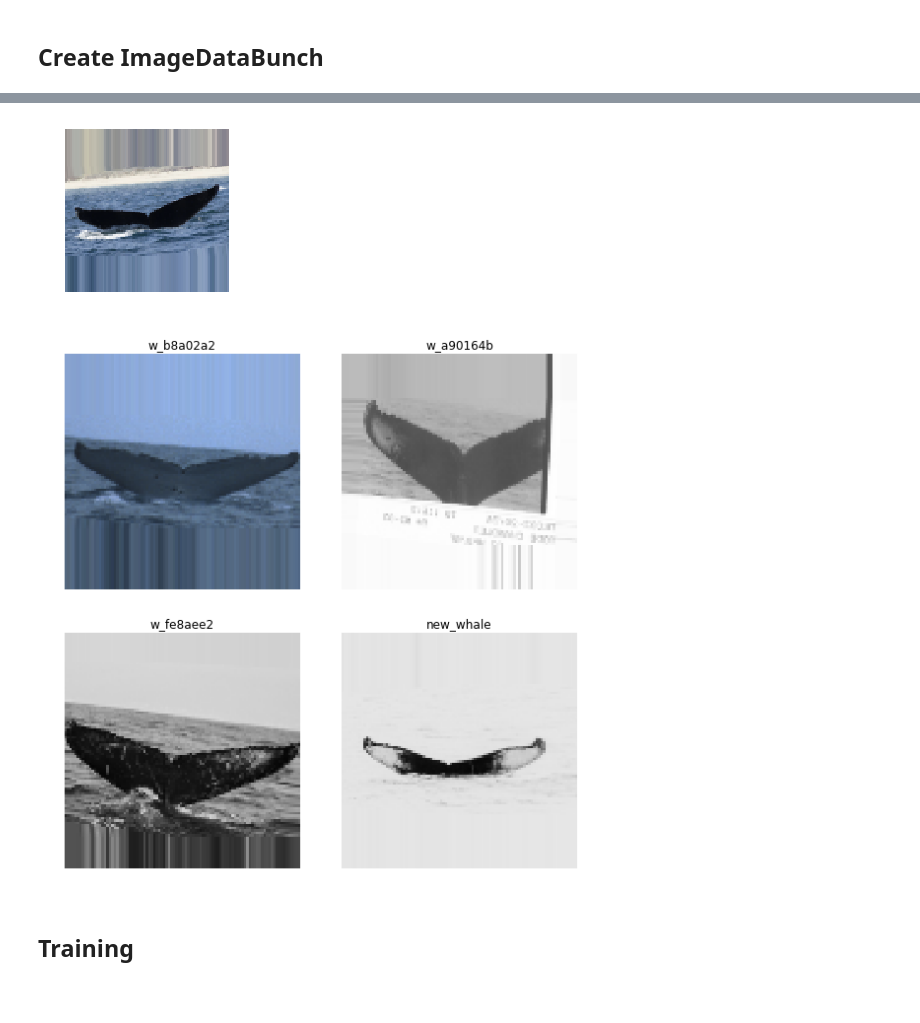
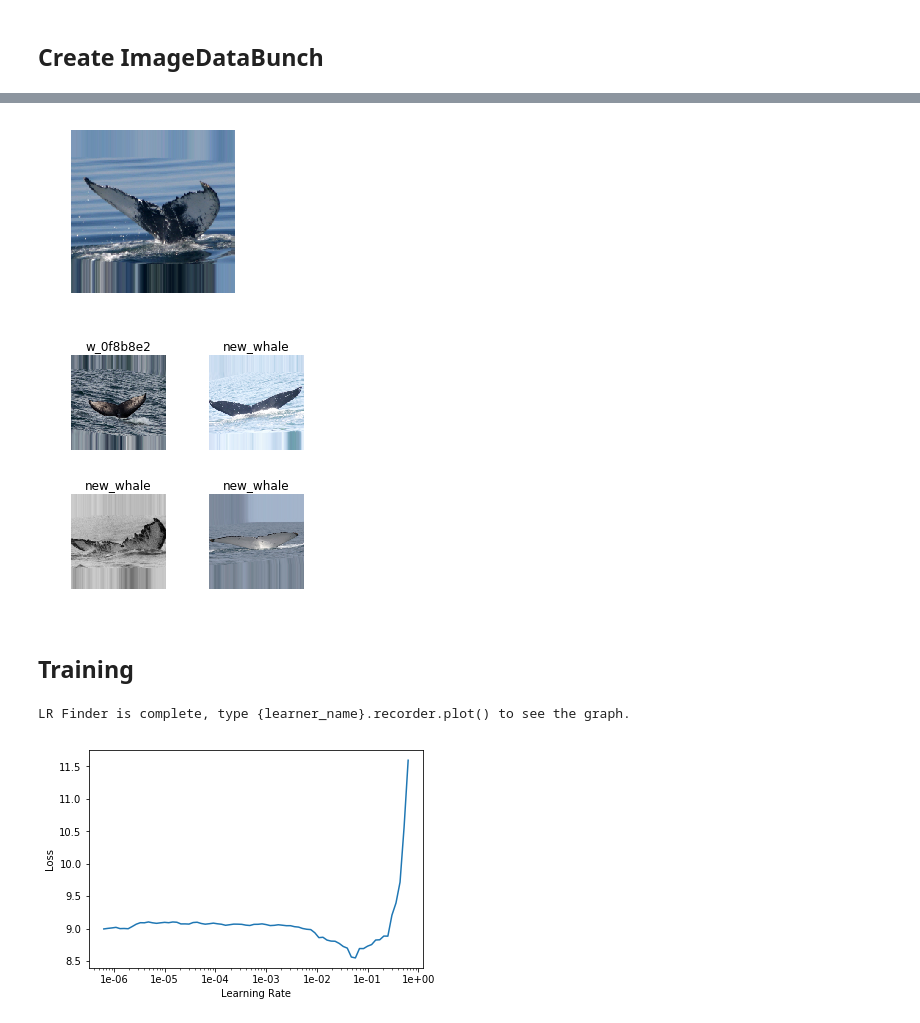
Before and after one commit to jachen36/humpback_kaggle, a Jupyter notebook: first_attempt-Copy1.ipynb, the cells around one changed output, grey strips where cells are left out. Drawn from its saved outputs; the diff is of its cells as text; code cells hidden in the pictures; blank space fills up the shorter version.

Commit message:
Tried with larger resnet50, larger image size, comparing someone else kaggle kernel

```diff
--- a/first_attempt-Copy1.ipynb
+++ b/first_attempt-Copy1.ipynb
@@ -13,8 +15,11 @@ TODO:
 * Add a verbose boolean to reduce all the extra things I am printing out to understand the process
 * maybe removing horizontal flip as well?
 # %%
-## bs = 64
-bs = 32  ## for out of memory
+# bs = 64
+bs = 8  ## for out of memory
+num_workers = 3  # too big crashes my computer
+image_size = 224
 # %%
-data_fp = Path('./data/')
-data_train = data_fp/'train'; data_train
+data_fp = Path('data')
+data_train = data_fp/'train'
+sub_fp = Path('submission')
@@ -175,12 +151,12 @@ def get_data(size, bs, padding_mode='reflection'):
                           size=size,
                           resize_method=ResizeMethod.PAD,
                           padding_mode=padding_mode)
-                .databunch(bs=bs, num_workers=2)
+                .databunch(bs=bs, num_workers=num_workers)
                 # creates a dataloader
                 .normalize(imagenet_stats))
                 # normalize the whale images with imagenet's mean and std because we are using a pretrained model
 # %%
-data = get_data(96, bs, 'border')
+data = get_data(image_size, bs, 'border')
 # %%
 # Display examples of the transformation on a single image
 def _plot(i,j,ax):
@@ -194,11 +170,11 @@ plot_multi(_plot, 3, 3, figsize=(8,8))  ## show how the image is being transform
 # %%
-data.train_ds[idx][0].show() # orginal image
+open_image(data.train_ds.items[idx]) # orginal image
 # %% [output]
-[figure, old version]
+[figure, new version]
 # %%
-data.show_batch(rows=2, figsize=(8,8))  # this keeps crashing my computer
+data.show_batch(rows=2, figsize=(4,4))  # this keeps crashing my computer
 # %% [output]
-[figure, old version]
+[figure, new version]
 # %% [markdown]
 ## Training
 # %%
@@ -215 +191,7 @@ learn = create_cnn(data=data, arch=models.resnet18, metrics=[accuracy, map5])
+# %%
+learn.lr_find()
+learn.recorder.plot()
+# %% [output]
+LR Finder is complete, type {learner_name}.recorder.plot() to see the graph.
+[figure, added]
 # %%
```
Also changed, not shown: parts of 27 cells of this notebook, 2 other files.
